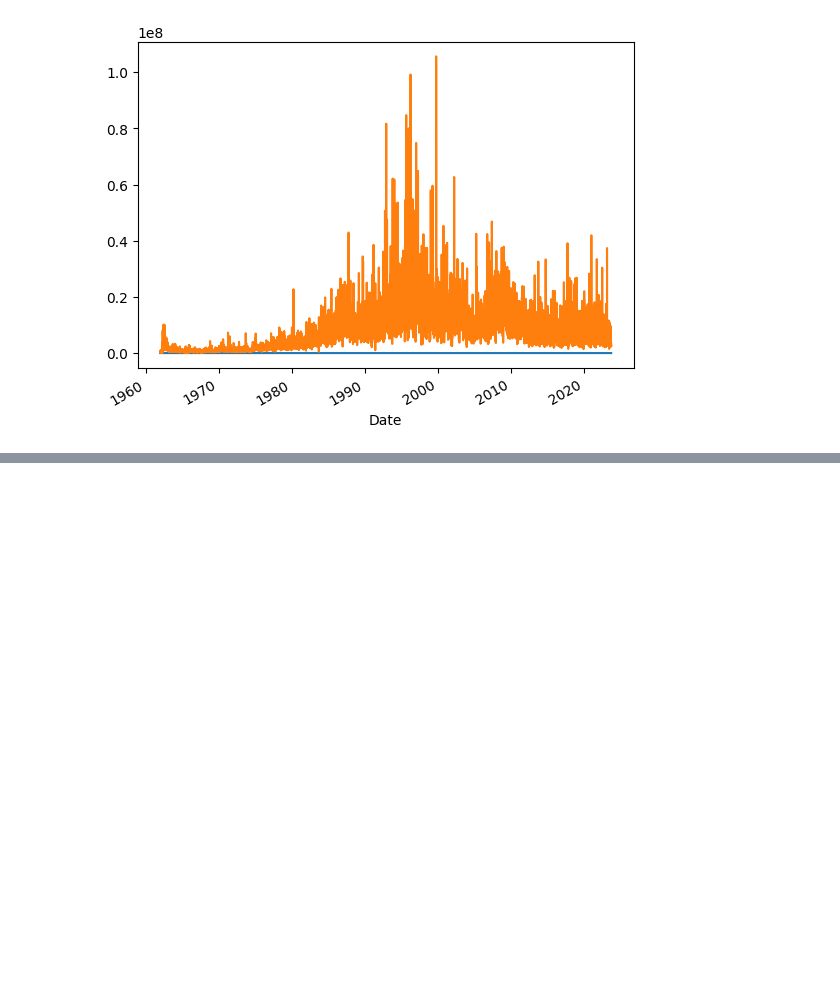
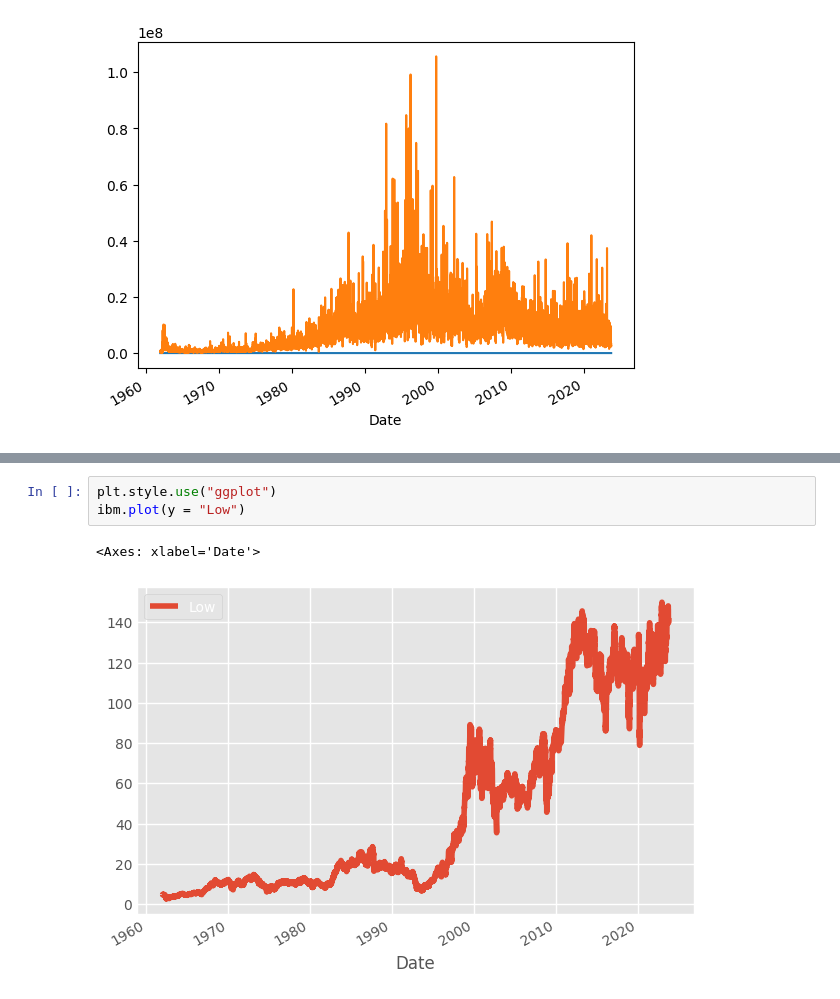
Before and after one commit to mendes078/Dados, a Jupyter notebook: Arquivos/13 - Visualization.ipynb, the cells around one changed output, grey strips where cells are left out. Drawn from its saved outputs; the diff is of its cells as text; blank space fills up the shorter version.

```diff
--- a/Arquivos/13 - Visualization.ipynb
+++ b/Arquivos/13 - Visualization.ipynb
@@ -21,0 +34,6 @@ ibm["Volume"].plot()
+# %%
+plt.style.use("ggplot")
+ibm.plot(y = "Low")
+# %% [output]
+<Axes: xlabel='Date'>
+[figure, added]
```
Also changed, not shown: parts of 2 cells of this notebook.
